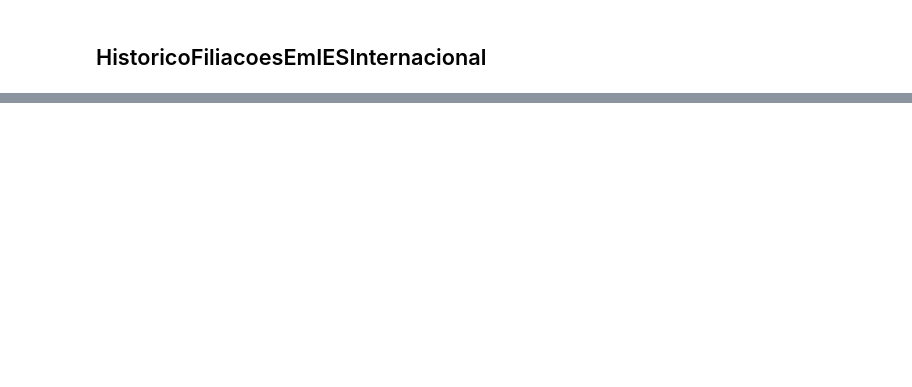
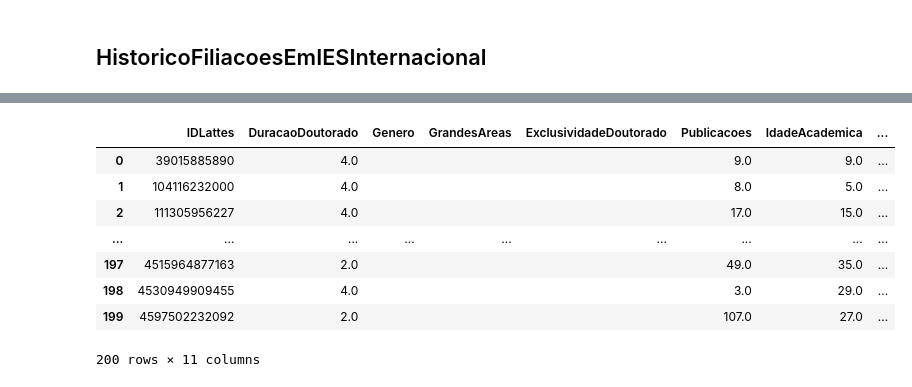
Before and after one commit to ysngwn/mqa, a Jupyter notebook: mqa_3.ipynb, the cells around one changed output, grey strips where cells are left out. Drawn from its saved outputs; the diff is of its cells as text; code cells hidden in the pictures; blank space fills up the shorter version.

```diff
--- a/mqa_3.ipynb
+++ b/mqa_3.ipynb
@@ -163,8 +200,7 @@ def iterate_sigla(nome_instituicao, df_for_search):
     if as_coisa.empty:
         return ''
     else:
-        return as_coisa['SIGLA'][0]
-    #return ",".join(str(element) for element in matched_rows)
+        return as_coisa['SIGLA'][0], as_coisa['PAIS'][0]
 # %%
 from sklearn.feature_extraction.text import TfidfVectorizer
 from sklearn.metrics.pairwise import cosine_similarity
@@ -182,12 +218,6 @@ tfidf_matrix_outros = vectorizer_b.transform(df_uni_outros['NOME_DA_IES'])
 # Vetorização TF-IDF : Lista IES Mundial
 vectorizer_w = TfidfVectorizer().fit(df_uni_world['NOME_DA_IES'])
 tfidf_matrix_world = vectorizer_w.transform(df_uni_world['NOME_DA_IES'])
-
-# Nova Coluna com Resultado
-df_doutores['nome_corrigido'] = ''
-df_doutores['sigla_detectado'] = ''
-df_doutores['HistoricoFiliacoesEmIESInternacional'] = ''
-df_doutores['UltimaFiliacaoEmIES'] = ''
 # %% [markdown]
 ## UltimaFiliacaoEmIES
 # %%
@@ -273,8 +307,6 @@ nan
 # %% [markdown]
 ## HistoricoFiliacoesEmIESInternacional
 # %%
-threshold = 0.8
-
 def metodo1(nomes_instituicoes):
 
     if nomes_instituicoes:
@@ -288,11 +320,11 @@ def metodo1(nomes_instituicoes):
             print(nome_instituicao)
 
             # Ver se contém a sigla
-            sigla_detectado = iterate_sigla(nome_instituicao, df_uni)
-            if sigla_detectado:
-                #df_doutores.at[index, 'sigla_detectado'] = sigla_detectado
-                print(sigla_detectado)
-                return 1
+            sigla_detectado, pais = iterate_sigla(nome_instituicao, df_uni)
+            if pais != 'BR':
+                print("sigla estrangeira detectado : ", sigla_detectado)
+                print("==================")
+                return '1'
 
             # Se nao contem a sigla, procurar por nome completo
             else:
@@ -305,12 +337,11 @@ def metodo1(nomes_instituicoes):
                 max_value = np.max(similaridade)
                 max_index = np.argmax(similaridade)
 
-                nome_corrigido = uni_list_df.iloc[max_index]['NOME_DA_IES']
+                nome_detectado = uni_list_df.iloc[max_index]['NOME_DA_IES']
 
                 if (max_value >= threshold):
-                    print("nome corrigido : ", nome_corrigido, max_value)
-                    #df_doutores.at[index, 'nome_corrigido'] = nome_corrigido
-                    return 1
+                    print("nome detectado : ", nome_detectado, max_value)
+                    print("==================")
 
                 # se nao achou nenhuma ies br, procurar ies estrangeira
                 else:
@@ -321,18 +352,20 @@ def metodo1(nomes_instituicoes):
                     max_value = np.max(similaridade)
                     max_index = np.argmax(similaridade)
 
-                    nome_corrigido = uni_list_df.iloc[max_index]['NOME_DA_IES']
+                    nome_detectado = uni_list_df.iloc[max_index]['NOME_DA_IES']
 
                     if (max_value >= threshold):
-                        print("nome corrigido : ", nome_corrigido, max_value)
-                        #df_doutores.at[index, 'nome_corrigido'] = nome_corrigido
-                        return 1
+                        print("nome estrangeiro detectado : ", nome_detectado, max_value)
+                        print("==================")
+                        return '1'
 
                     else:
-                        return 0
+                        print("==================")
 
                     # se nao passar no threshold, so lamento
 
-            print("==================")
+        print("==================")
+        return '0'
 
+df_doutores['HistoricoFiliacoesEmIESInternacional'] = 'N'
 df_doutores['HistoricoFiliacoesEmIESInternacional'] = df_doutores["ListaFiliacoes"].apply(lambda x: metodo1(x))
@@ -338,0 +390,12 @@ df_doutores['HistoricoFiliacoesEmIESInternacional'] = df_doutores["ListaFiliacoe
+# %%
+df_doutores
+# %% [output]
+|  | IDLattes | DuracaoDoutorado | Genero | GrandesAreas | ExclusividadeDoutorado | Publicacoes | IdadeAcademica | ... |
+| 0 | 39015885890 | 4.0 |  |  |  | 9.0 | 9.0 | ... |
+| 1 | 104116232000 | 4.0 |  |  |  | 8.0 | 5.0 | ... |
+| 2 | 111305956227 | 4.0 |  |  |  | 17.0 | 15.0 | ... |
+| ... | ... | ... | ... | ... | ... | ... | ... | ... |
+| 197 | 4515964877163 | 2.0 |  |  |  | 49.0 | 35.0 | ... |
+| 198 | 4530949909455 | 4.0 |  |  |  | 3.0 | 29.0 | ... |
+| 199 | 4597502232092 | 2.0 |  |  |  | 107.0 | 27.0 | ... |
+200 rows × 11 columns
```
Also changed, not shown: parts of 7 cells of this notebook.
